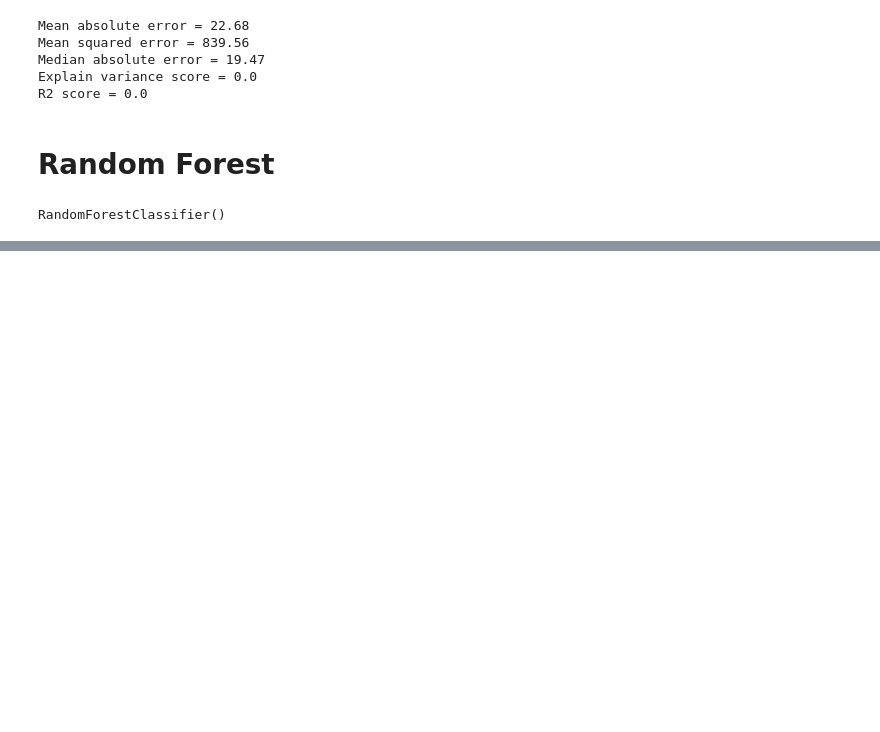
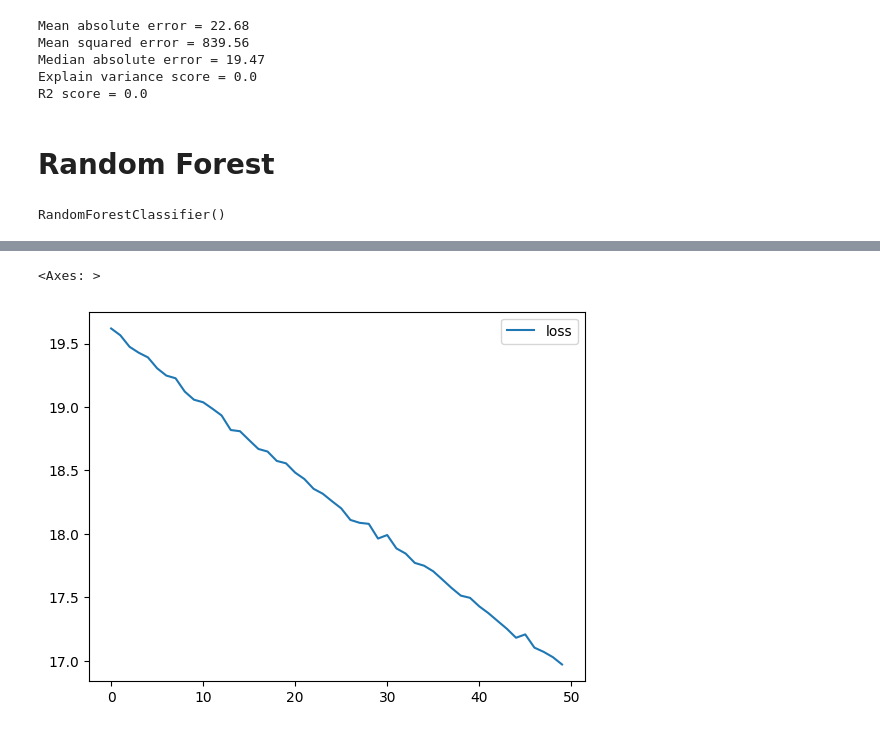
Before and after one commit to kasheshjaiin/Project4_IPL, a Jupyter notebook: IPL_Score_Prediction_colab.ipynb, the cells around one changed output, grey strips where cells are left out. Drawn from its saved outputs; the diff is of its cells as text; code cells hidden in the pictures; blank space fills up the shorter version.

```diff
--- a/IPL_Score_Prediction_colab.ipynb
+++ b/IPL_Score_Prediction_colab.ipynb
@@ -411,0 +407,3 @@ Feature:  4 , Score: 0.20556909462316417
+# %%
+X1 = X.drop(['bat_team'], axis=1)
+X1.head()
@@ -411,0 +433,15 @@ Feature:  4 , Score: 0.20556909462316417
+# %%
+from sklearn.preprocessing import MinMaxScaler
+
+# Initialize the MinMaxScaler
+scaler = MinMaxScaler()
+
+# Fit the scaler on the training data and transform both training and testing data
+X1_train_scaled = scaler.fit_transform(X1_train)
+X1_test_scaled = scaler.transform(X1_test)
+
+# Display the shapes of the scaled training and testing sets to verify
+print("X1_train_scaled shape:", X1_train_scaled.shape)
+print("X1_test_scaled shape:", X1_test_scaled.shape)
+
+print(X1_train_scaled)
@@ -411,0 +473,18 @@ Feature:  4 , Score: 0.20556909462316417
+# %%
+input_dimension = X1_train_scaled.shape[1]
+
+# Define the deep learning model
+nn_model_1 = tf.keras.models.Sequential()
+nn_model_1.add(tf.keras.layers.Dense(units=512, activation="relu", input_dim=input_dimension))
+nn_model_1.add(tf.keras.layers.Dense(units=256, activation="relu"))
+nn_model_1.add(tf.keras.layers.Dense(units=128, activation="relu"))
+
+# Output layer with linear activation for regression
+nn_model_1.add(tf.keras.layers.Dense(units=1, activation="linear"))
+
+# Compile the model with Huber loss
+huber_loss_1 = tf.keras.losses.Huber(delta=1.0) # You can adjust the 'delta' parameter as needed
+nn_model_1.compile(optimizer='adam', loss=huber_loss_1) # Use Huber loss for regression
+# %%
+# Train the model
+fit_model_1 = nn_model_1.fit(X1_train_scaled, y_train, epochs=50)
@@ -411,0 +509,6 @@ Feature:  4 , Score: 0.20556909462316417
+# %%
+model_losses_1 = pd.DataFrame(nn_model_1.history.history)
+model_losses_1.plot()
+# %% [output]
+<Axes: >
+[figure, added]
```
Also changed, not shown: parts of 22 cells of this notebook.
